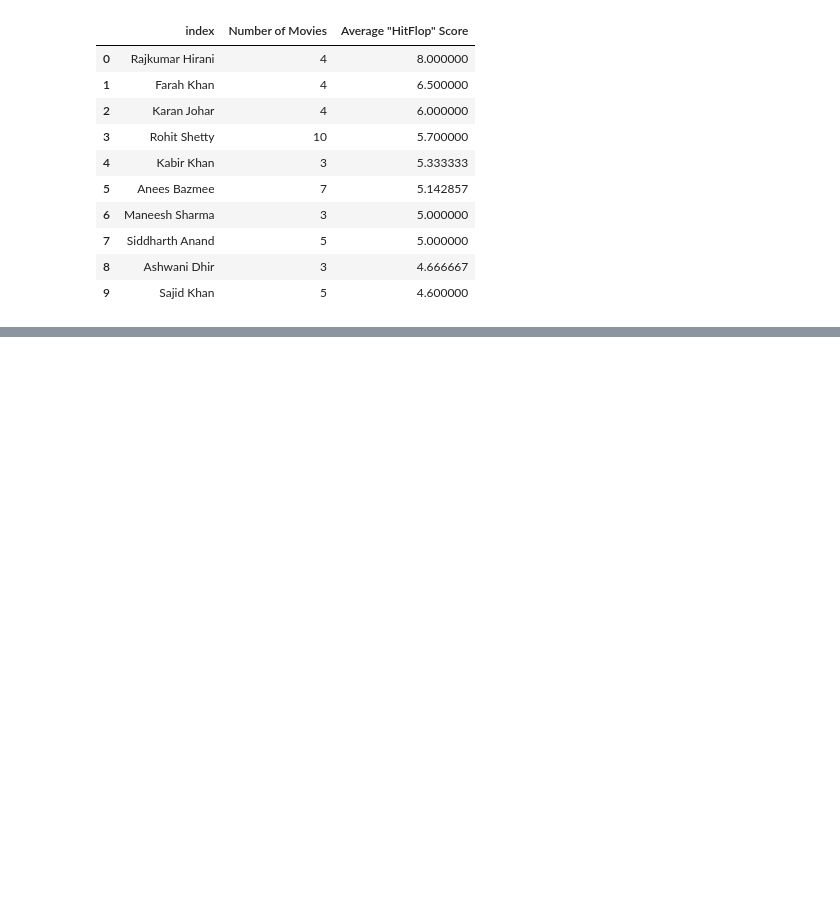
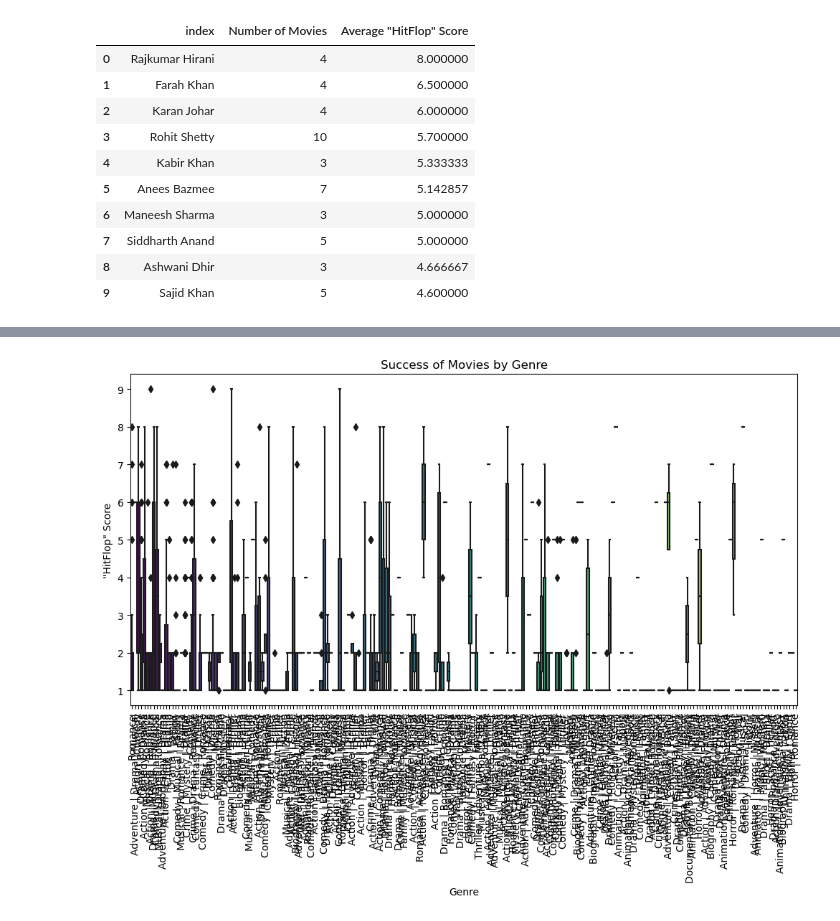
Before and after one commit to raj-rajat/Bollywood-Actress-Name-And-Movie-List-, a Jupyter notebook: bollywood-actress-name-and-movie-list.ipynb, the cells around one changed output, grey strips where cells are left out. Cells and saved outputs as stored; diff of their text form; code cells hidden in the pictures; blank space fills up the shorter version.

```diff
--- a/bollywood-actress-name-and-movie-list.ipynb
+++ b/bollywood-actress-name-and-movie-list.ipynb
@@ -724,0 +748,10 @@ top_directors
+# %%
+plt.figure(figsize=(12, 6))
+sns.boxplot(x='genre', y='hitFlop', data=df, palette='viridis')
+plt.title('Success of Movies by Genre')
+plt.xlabel('Genre')
+plt.ylabel('"HitFlop" Score')
+plt.xticks(rotation=90)
+plt.show()
+# %% [output]
+[figure, added]
```
Also changed, not shown: parts of 5 cells of this notebook.
